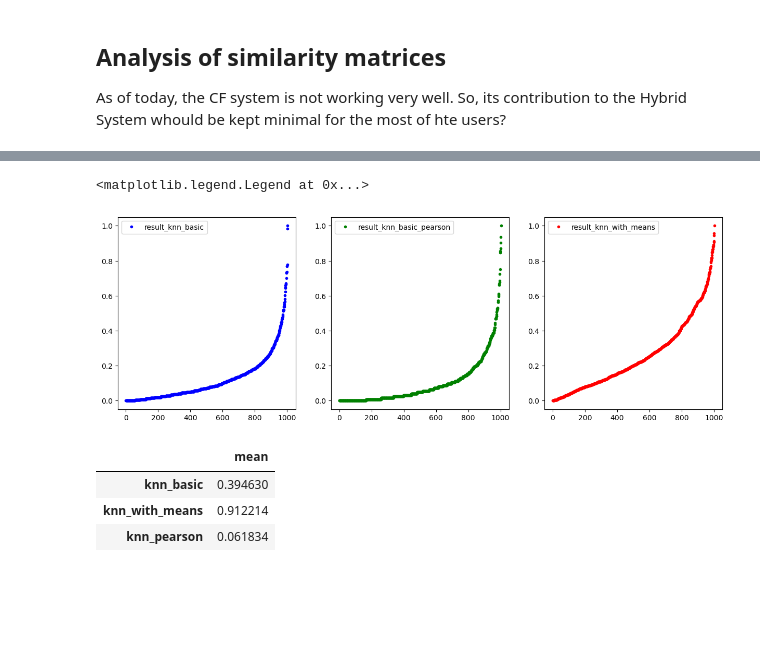
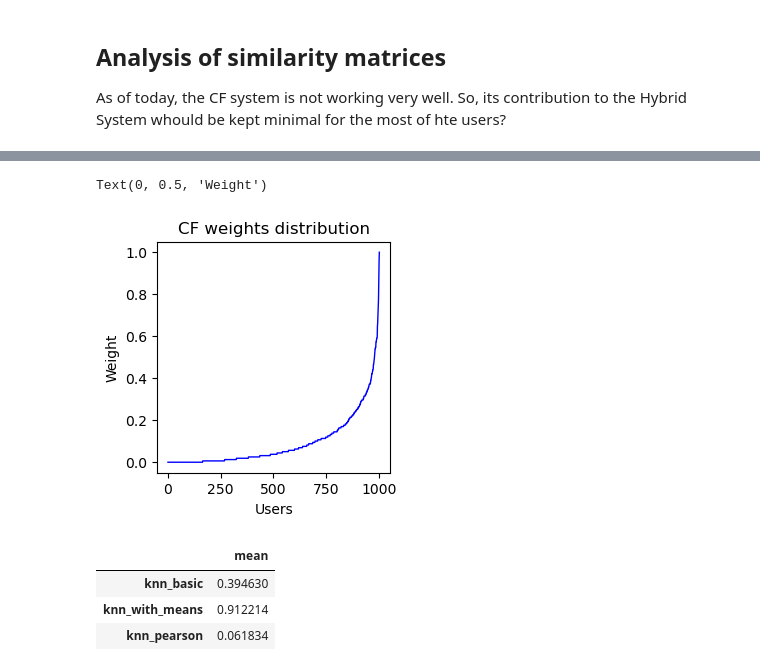
Before and after one commit to HamidSadEsf/movie_recommendation_ProjectCDS, a Jupyter notebook: collaborative_filtering_recommender.ipynb, the cells around one changed output, grey strips where cells are left out. Drawn from its saved outputs; the diff is of its cells as text; code cells hidden in the pictures; blank space fills up the shorter version.

```diff
--- a/collaborative_filtering_recommender.ipynb
+++ b/collaborative_filtering_recommender.ipynb
@@ -377,2 +514,2 @@ Mean CV RMSE is 0.846
 # %%
-knn_with_means_model.recommend(sveta_user_id, 10).merge(movie_df, on='movieId', how='left')
+knn_with_means = knn_with_means_model.recommend(sveta_user_id, 10, 10)
@@ -489,0 +855,8 @@ svd_tuned_model.recommend(anti_sveta_user_id, 10).merge(movie_df, on='movieId',
+# %%
+#svdpptuned_mae = SVD(n_factors=params_mae_pp['n_factors'], n_epochs=params_mae_pp['n_epochs'],lr_all=params_mae_pp['lr_all'], reg_all=params_mae_pp['reg_all'])
+svdpptuned_mae = SVD(n_factors=params_mae_pp['n_factors'], n_epochs=params_mae_pp['n_epochs'])
+svdpptuned_mae.fit(trainset)
+svdpptuned_mae_predictions = svdpptuned_mae.test(testset)
+svdpp_tuned_mae_model = CFR(svdpptuned_mae_predictions, svdpptuned_mae)
+svdpp_tuned_mae_model.fit_and_predict()
+svdpp_tuned_mae_model.recompute_surprise_data()
@@ -614,3 +1173,13 @@ Long tail: the accuracy computations can be weighted with an item-specific weigh
 # %% [markdown]
 ## Analysis of similarity matrices
 As of today, the CF system is not working very well. So, its contribution to the Hybrid System whould be kept minimal for the most of hte users?
+# %%
+#KNN-based memory based model
+sim_options = {'name': 'pearson',
+               'min_support': 30,
+               'user_based': True}
+
+#knn_basic = KNNBasic(k=25,sim_options=sim_options)
+knn_pearson = KNNBasic(sim_options=sim_options)
+knn_pearson.fit(trainset)
+knn_pearson_predictions = knn_basic.test(testset)
@@ -628,30 +1200,34 @@ Done computing similarity matrix.
 # %%
 a = np.empty(len(simMat_knn_basic))
 for i in range(len(simMat_knn_basic)):
     a[i] = (simMat_knn_basic[i] > 0.7).sum() -1
 
 b = np.empty(len(simMat_knn_pearson))
 for i in range(len(simMat_knn_pearson)):
     b[i] = (simMat_knn_pearson[i] > 0.5).sum() -1
 
 c = np.empty(len(simMat_knn_with_means))
 for i in range(len(simMat_knn_with_means)):
     c[i] = (simMat_knn_with_means[i] > 0.98).sum() -1
 
 fig=plt.figure()
-fig.set_figwidth(15)
-ax=fig.add_subplot(131)
-ax.plot(range(len(simMat_knn_basic)), np.sort(a)/np.sort(a).max(), "b.", linewidth=0.1, label="result_knn_basic")
-ax.legend()
-ax=fig.add_subplot(132)
-ax.plot(range(len(simMat_knn_pearson)), np.sort(b)/np.sort(b).max(), "g.", linewidth=0.1, label="result_knn_basic_pearson")
-ax.legend()
-ax=fig.add_subplot(133)
-ax.plot(range(len(simMat_knn_with_means)), np.sort(c)/np.sort(c).max(), "r.", linewidth=0.1, label="result_knn_with_means")
-ax.legend()
+fig.set_figwidth(3)
+fig.set_figheight(3)
+#ax=fig.add_subplot(131)
+#ax.plot(range(len(simMat_knn_basic)), np.sort(a)/np.sort(a).max(), "b.", linewidth=0.1, label="result_knn_basic")
+#ax.legend()
+ax=fig.add_subplot(111)
+ax.set_title("CF weights distribution")
+ax.plot(range(len(simMat_knn_pearson)), np.sort(b)/np.sort(b).max(), "b", linewidth=1, label="result_knn_basic_pearson")
+ax.set_xlabel("Users")
+ax.set_ylabel("Weight")
+#ax.legend()
+#ax=fig.add_subplot(133)
+#ax.plot(range(len(simMat_knn_with_means)), np.sort(c)/np.sort(c).max(), "r.", linewidth=0.1, label="result_knn_with_means")
+#ax.legend()
 # %% [output]
-<matplotlib.legend.Legend at 0x...>
+Text(0, 0.5, 'Weight')
-[figure, old version]
+[figure, new version]
 # %%
 def sim_matrices_info(dict_of_matrices):
     df = pd.DataFrame(columns=['mean'], index=dict_of_matrices.keys())
```
Also changed, not shown: parts of 94 cells of this notebook, 6 other files.
